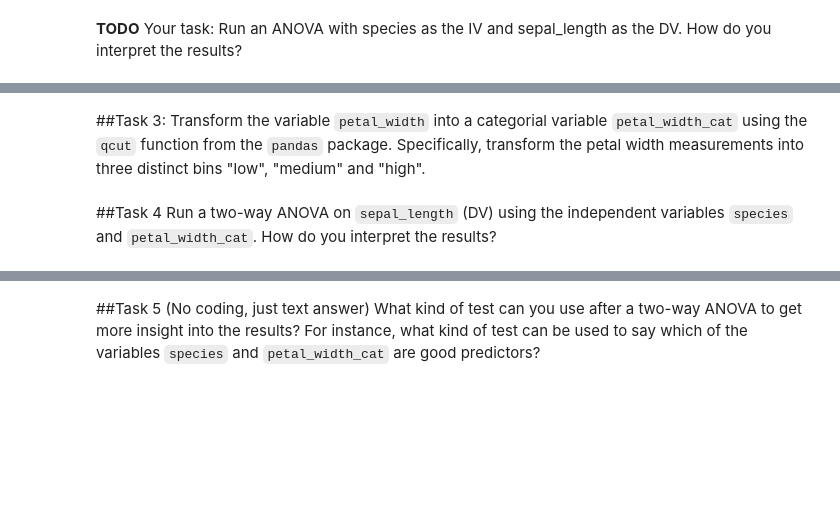
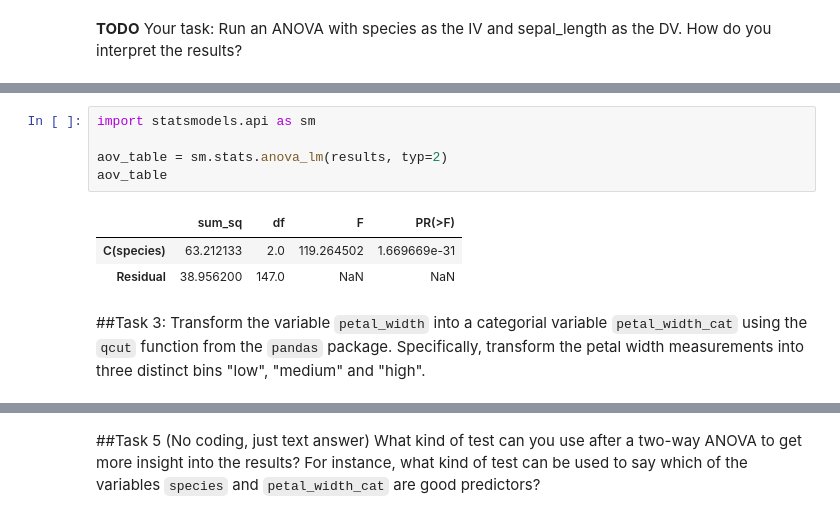
Before and after one commit to KayKozaronek/03_Courses, a Jupyter notebook: ANOVA.ipynb, the cells around one changed output, grey strips where cells are left out. Drawn from its saved outputs; the diff is of its cells as text; blank space fills up the shorter version.

````diff
--- a/ANOVA.ipynb
+++ b/ANOVA.ipynb
@@ -719,6 +743,12 @@ Using `anova_lm?` from the `statsmodels` package, print the variance explained b
+# %%
+import statsmodels.api as sm
+
+aov_table = sm.stats.anova_lm(results, typ=2)
+aov_table
+# %% [output]
+|  | sum_sq | df | F | PR(>F) |
+| C(species) | 63.212133 | 2.0 | 119.264502 | 1.669669e-31 |
+| Residual | 38.956200 | 147.0 | NaN | NaN |
 # %% [markdown]
 ##Task 3:
 Transform the variable `petal_width` into a categorial variable `petal_width_cat` using the `qcut` function from the `pandas` package. Specifically, transform the petal width measurements into three distinct bins "low", "medium" and "high".
-# %% [markdown]
-##Task 4
-Run a two-way ANOVA on ```sepal_length``` (DV) using the independent variables ```species``` and ```petal_width_cat```. How do you interpret the results?
````
Also changed, not shown: parts of 38 cells of this notebook.
